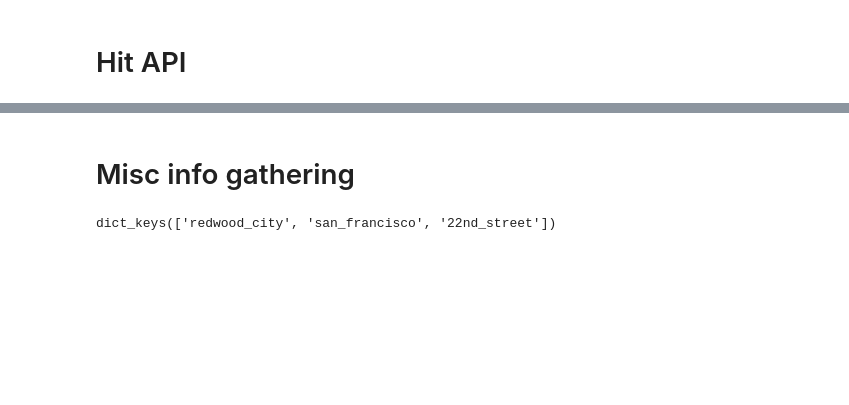
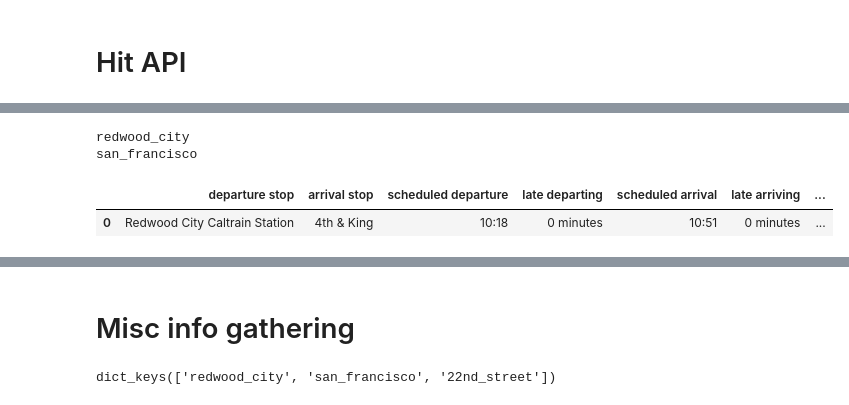
Before and after one commit to ahakso/sandbox, a Jupyter notebook: caltrain_api.ipynb, the cells around one changed output, grey strips where cells are left out. Drawn from its saved outputs; the diff is of its cells as text; code cells hidden in the pictures; blank space fills up the shorter version.

```diff
--- a/caltrain_api.ipynb
+++ b/caltrain_api.ipynb
@@ -54,3 +18,10 @@ all_trains_one_direction = self.get_trains_one_direction()
+# %%
+self.next_train_options()
+# %% [output]
+redwood_city
+san_francisco
+|  | departure stop | arrival stop | scheduled departure | late departing | scheduled arrival | late arriving | ... |
+| 0 | Redwood City Caltrain Station | 4th & King | 10:18 | 0 minutes | 10:51 | 0 minutes | ... |
 # %%
 self.get_next_sf_trips_from_rwc()
 # %% [output]
```
Also changed, not shown: parts of 16 cells of this notebook, 2 other files.
